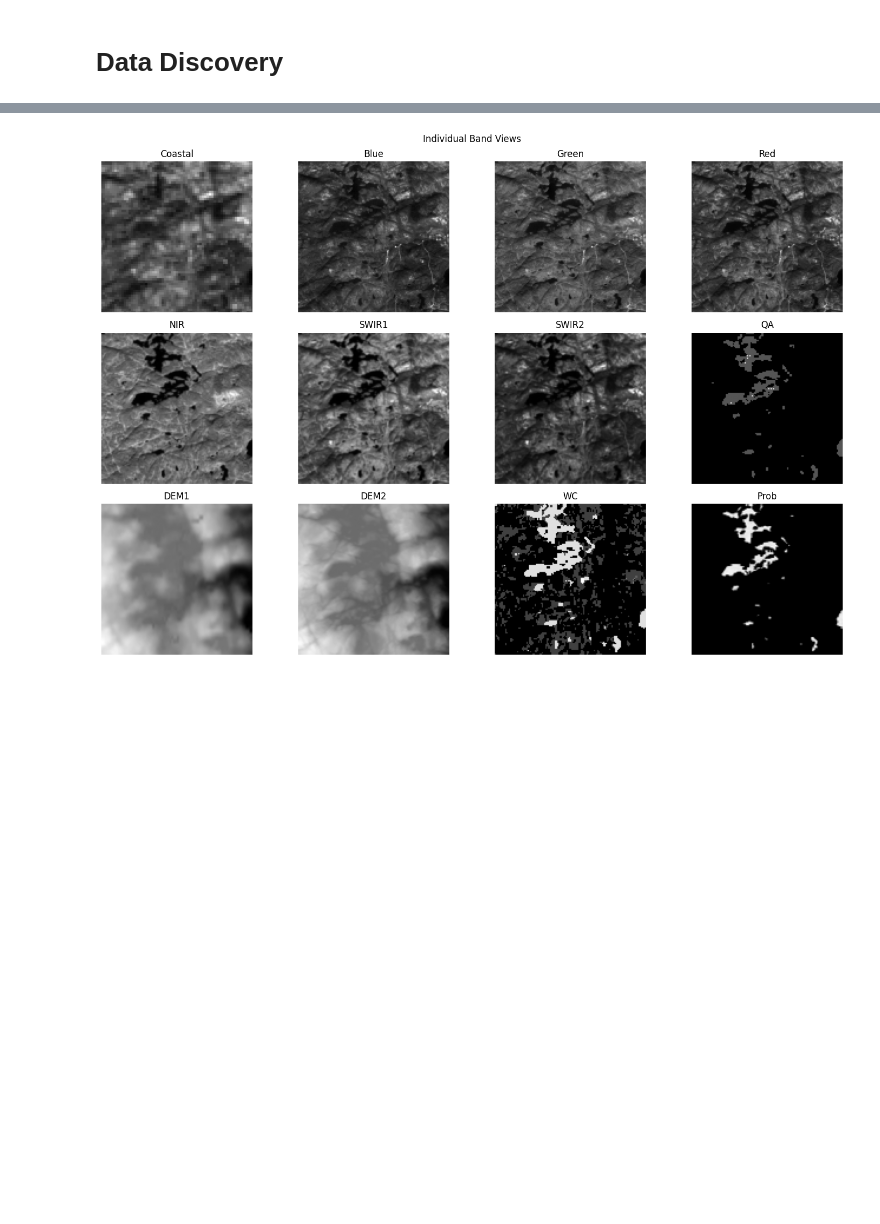
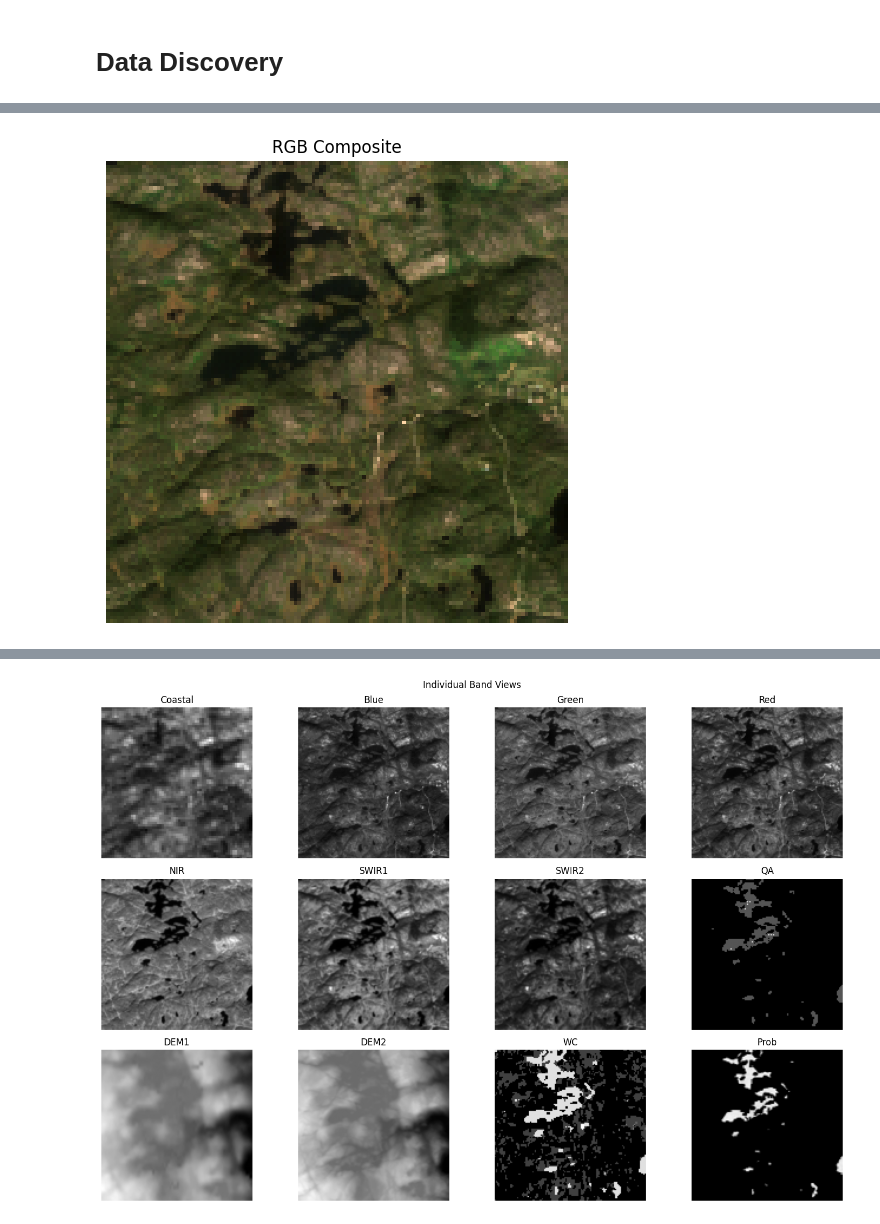
Before and after one commit to MennaEzzelarab/water_segmentation, a Jupyter notebook: water-segmentation.ipynb, the cells around one changed output, grey strips where cells are left out. Cells and saved outputs as stored; diff of their text form; code cells hidden in the pictures; blank space fills up the shorter version.

```diff
--- a/water-segmentation.ipynb
+++ b/water-segmentation.ipynb
@@ -47,0 +70,22 @@ Archive:  data-20260220T142928Z-1-001.zip
+# %%
+def plot_rgb_only(img):
+    """
+    Display RGB composite from multispectral image.
+    Uses Red, Green, Blue bands (indices 3, 2, 1).
+    """
+    rgb = np.stack([img[3], img[2], img[1]], axis=-1)
+
+    # Normalize for visualization
+    rgb = (rgb - rgb.min()) / (rgb.max() - rgb.min())
+
+    plt.figure(figsize=(6,6))
+    plt.imshow(rgb)
+    plt.title("RGB Composite")
+    plt.axis('off')
+    plt.show()
+
+# Example for first image
+img, _ = dataset[0]
+plot_rgb_only(img.numpy())
+# %% [output]
+[figure, added]
```
Also changed, not shown: parts of 23 cells of this notebook.
